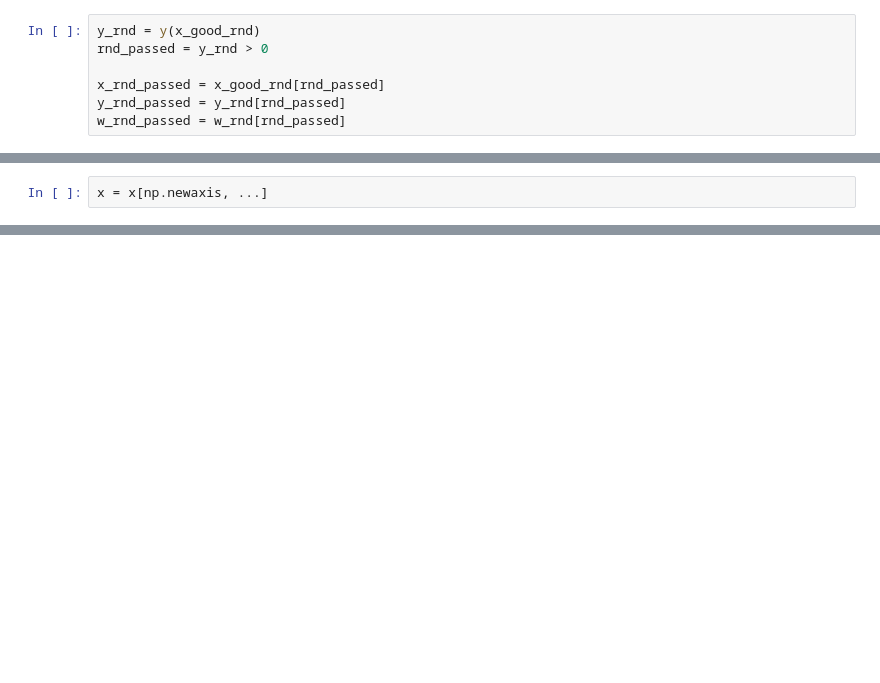
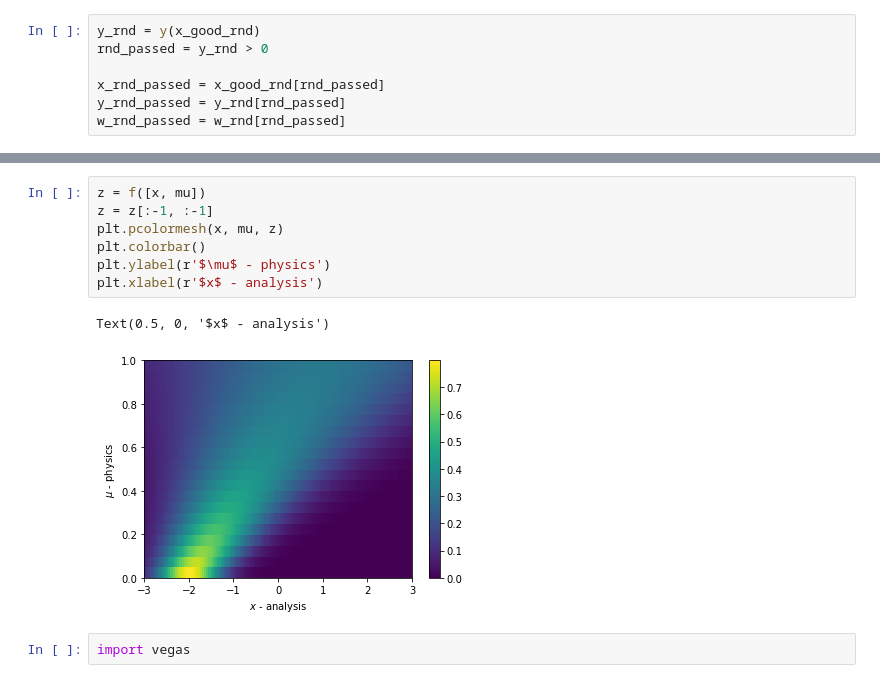
Before and after one commit to mhostert/dark-neutrinos-at-T2K, a Jupyter notebook: exp_analysis/examples_kde.ipynb, the cells around one changed output, grey strips where cells are left out. Drawn from its saved outputs; the diff is of its cells as text; blank space fills up the shorter version.

Commit message:
Toy examples + start of the exp_analysis_class

```diff
--- a/exp_analysis/examples_kde.ipynb
+++ b/exp_analysis/examples_kde.ipynb
@@ -92,2 +81,0 @@ x = np.arange(1, 11).reshape(5, 2)
-# %%
-x = x[np.newaxis, ...]
@@ -211,0 +116,12 @@ array([[0.11      , 0.01      ],
+# %%
+z = f([x, mu])
+z = z[:-1, :-1]
+plt.pcolormesh(x, mu, z)
+plt.colorbar()
+plt.ylabel(r'$\mu$ - physics')
+plt.xlabel(r'$x$ - analysis')
+# %% [output]
+Text(0.5, 0, '$x$ - analysis')
+[figure, added]
+# %%
+import vegas
```
Also changed, not shown: parts of 46 cells of this notebook, 4 other files.
